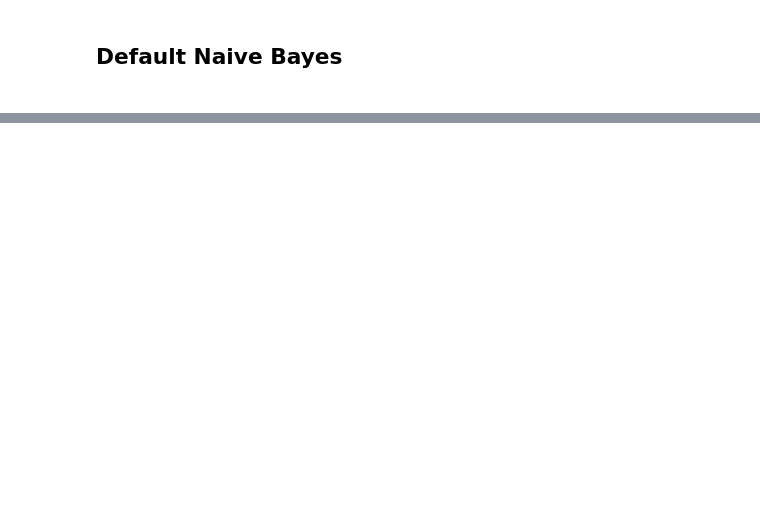
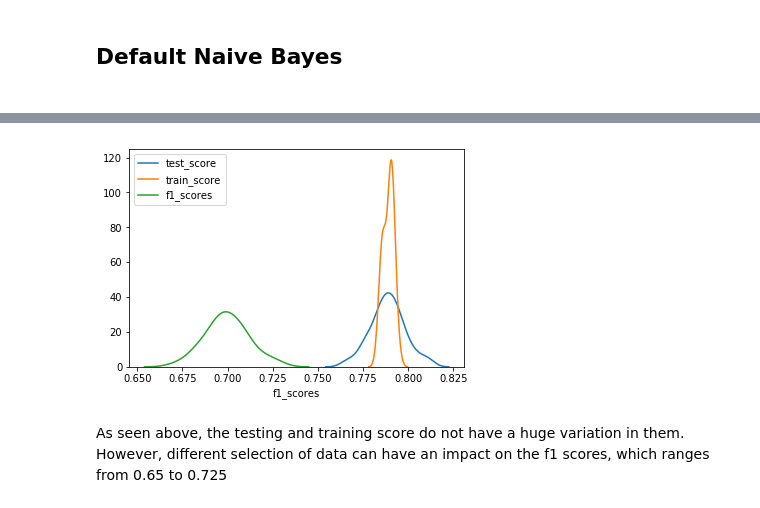
Before and after one commit to Taslim-M/The-Movies-Dataset, a Jupyter notebook: Applying Naive Bayes.ipynb, the cells around one changed output, grey strips where cells are left out. Drawn from its saved outputs; the diff is of its cells as text; code cells hidden in the pictures; blank space fills up the shorter version.

```diff
--- a/Applying Naive Bayes.ipynb
+++ b/Applying Naive Bayes.ipynb
@@ -77,0 +87,29 @@ Confusion Matrix values
+# %%
+#lets make sure that the results are consistent with different samples
+
+test_score = []
+train_score = []
+f1_scores = []
+
+clf =  GaussianNB()
+#check 50 times with random data splits
+for i in range(50):
+    X_train, X_test, y_train, y_test= train_test_split(X, Y, test_size=0.20)
+    clf.fit(X_train, y_train)
+    test_score.append(clf.score (X_test, y_test))
+    train_score.append(clf.score (X_train, y_train))
+    y_pred =clf.predict(X_test)
+    f1_scores.append(f1_score(y_test,y_pred,average='weighted'))
+
+
+df = pd.DataFrame(list(zip(test_score,train_score,f1_scores)),columns = ['test_score','train_score','f1_scores'])
+# %%
+#lets check how the values are distributed when we use random training and testing data
+
+for col in df.columns:
+    sns.distplot(df[col],hist=False,label=col)
+# %% [output]
+[figure, added]
+# %% [markdown]
+As seen above, the testing and training score do not have a huge variation in them.
+However, different selection of data can have an impact on the f1 scores, which ranges from 0.65 to 0.725
```
Also changed, not shown: parts of 3 cells of this notebook, 2 other files.
